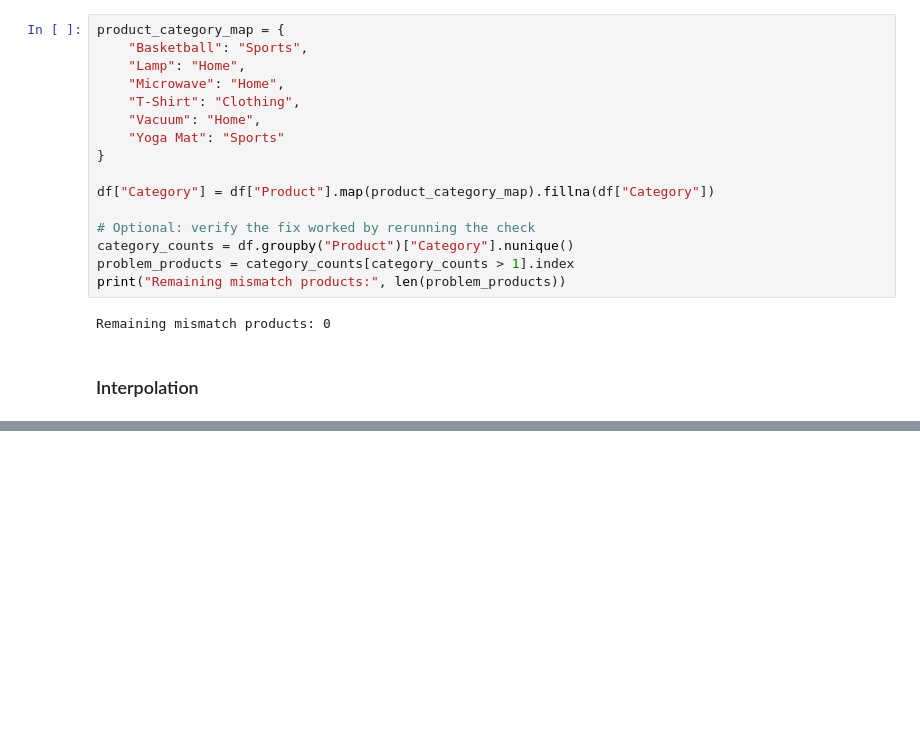
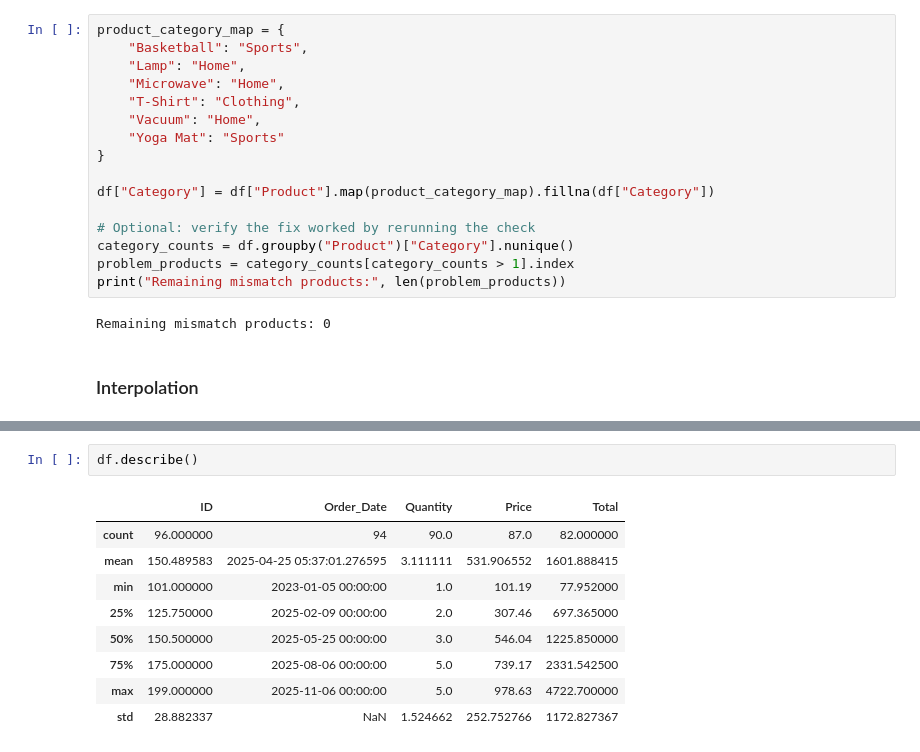
Before and after one commit to Gerum-Berhanu/data-cleaning, a Jupyter notebook: projects/05_ecommerce_sales/05_data_cleaning.ipynb, the cells around one changed output, grey strips where cells are left out. Drawn from its saved outputs; the diff is of its cells as text; blank space fills up the shorter version.

```diff
--- a/projects/05_ecommerce_sales/05_data_cleaning.ipynb
+++ b/projects/05_ecommerce_sales/05_data_cleaning.ipynb
@@ -557,0 +628,12 @@ There is no interpolation for this dataset. Because, come on, this is a sales da
+# %%
+df.describe()
+# %% [output]
+|  | ID | Order_Date | Quantity | Price | Total |
+| count | 96.000000 | 94 | 90.0 | 87.0 | 82.000000 |
+| mean | 150.489583 | 2025-04-25 05:37:01.276595 | 3.111111 | 531.906552 | 1601.888415 |
+| min | 101.000000 | 2023-01-05 00:00:00 | 1.0 | 101.19 | 77.952000 |
+| 25% | 125.750000 | 2025-02-09 00:00:00 | 2.0 | 307.46 | 697.365000 |
+| 50% | 150.500000 | 2025-05-25 00:00:00 | 3.0 | 546.04 | 1225.850000 |
+| 75% | 175.000000 | 2025-08-06 00:00:00 | 5.0 | 739.17 | 2331.542500 |
+| max | 199.000000 | 2025-11-06 00:00:00 | 5.0 | 978.63 | 4722.700000 |
+| std | 28.882337 | NaN | 1.524662 | 252.752766 | 1172.827367 |
```
Also changed, not shown: parts of 21 cells of this notebook.
